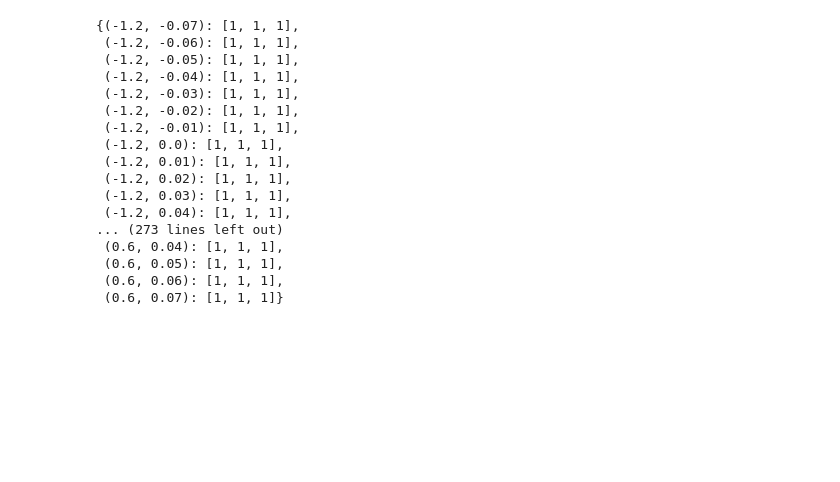
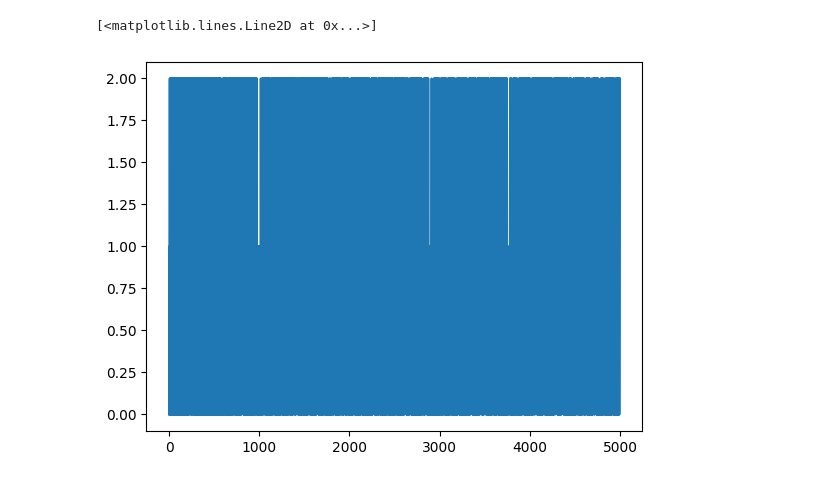
Before and after one commit to VisH317/hashedtokens-assignment, a Jupyter notebook: Q3/tdlambda.ipynb, the cells around one changed output. Saved outputs shown, nothing was run; the diff lists cells and outputs as text; code cells hidden in the pictures; blank space fills up the shorter version.

```diff
--- a/Q3/tdlambda.ipynb
+++ b/Q3/tdlambda.ipynb
@@ -169,20 +167,5 @@ plt.plot(actions[0:1000])
-# %%
-model.policy
-# %% [output]
-{(-1.2, -0.07): [1, 1, 1],
- (-1.2, -0.06): [1, 1, 1],
- (-1.2, -0.05): [1, 1, 1],
- (-1.2, -0.04): [1, 1, 1],
- (-1.2, -0.03): [1, 1, 1],
- (-1.2, -0.02): [1, 1, 1],
- (-1.2, -0.01): [1, 1, 1],
- (-1.2, 0.0): [1, 1, 1],
- (-1.2, 0.01): [1, 1, 1],
- (-1.2, 0.02): [1, 1, 1],
- (-1.2, 0.03): [1, 1, 1],
- (-1.2, 0.04): [1, 1, 1],
-... (273 lines left out)
- (0.6, 0.04): [1, 1, 1],
- (0.6, 0.05): [1, 1, 1],
- (0.6, 0.06): [1, 1, 1],
- (0.6, 0.07): [1, 1, 1]}
+# %%
+plt.plot(model.actions)
+# %% [output]
+[<matplotlib.lines.Line2D at 0x...>]
+[figure, added]
```
Also changed, not shown: parts of 8 cells of this notebook, 1 other file.
